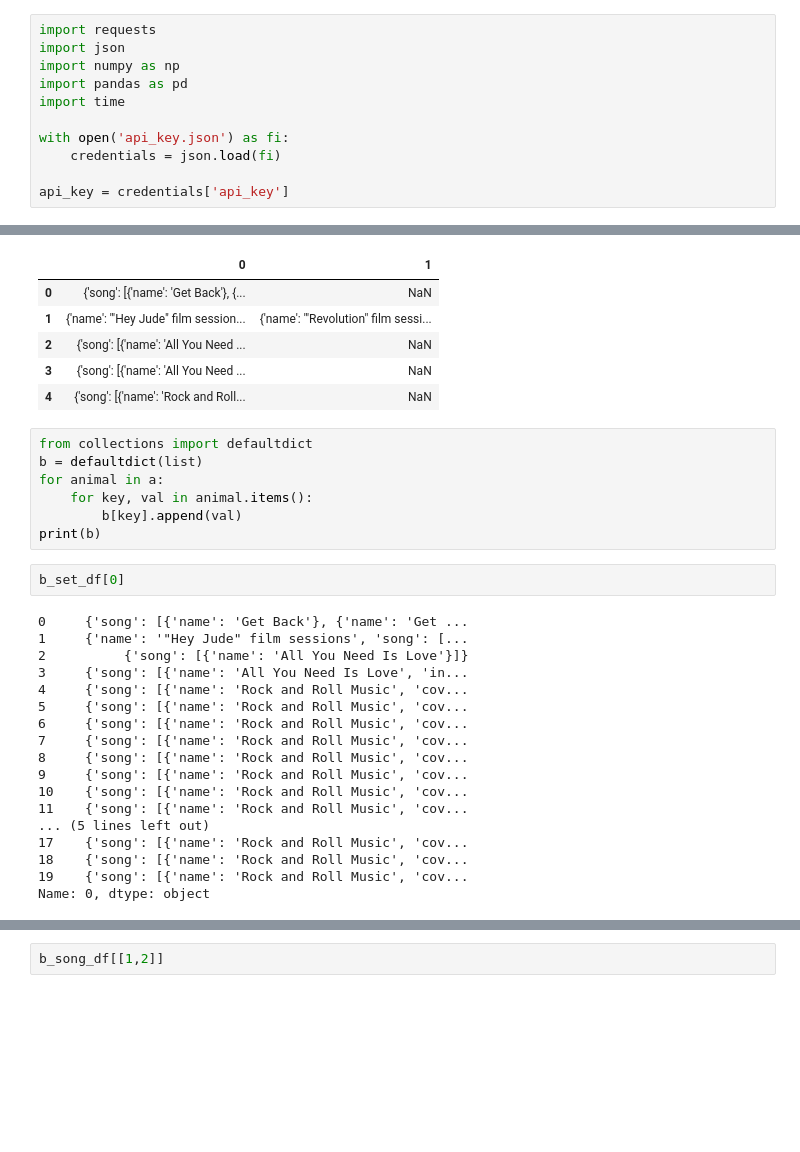
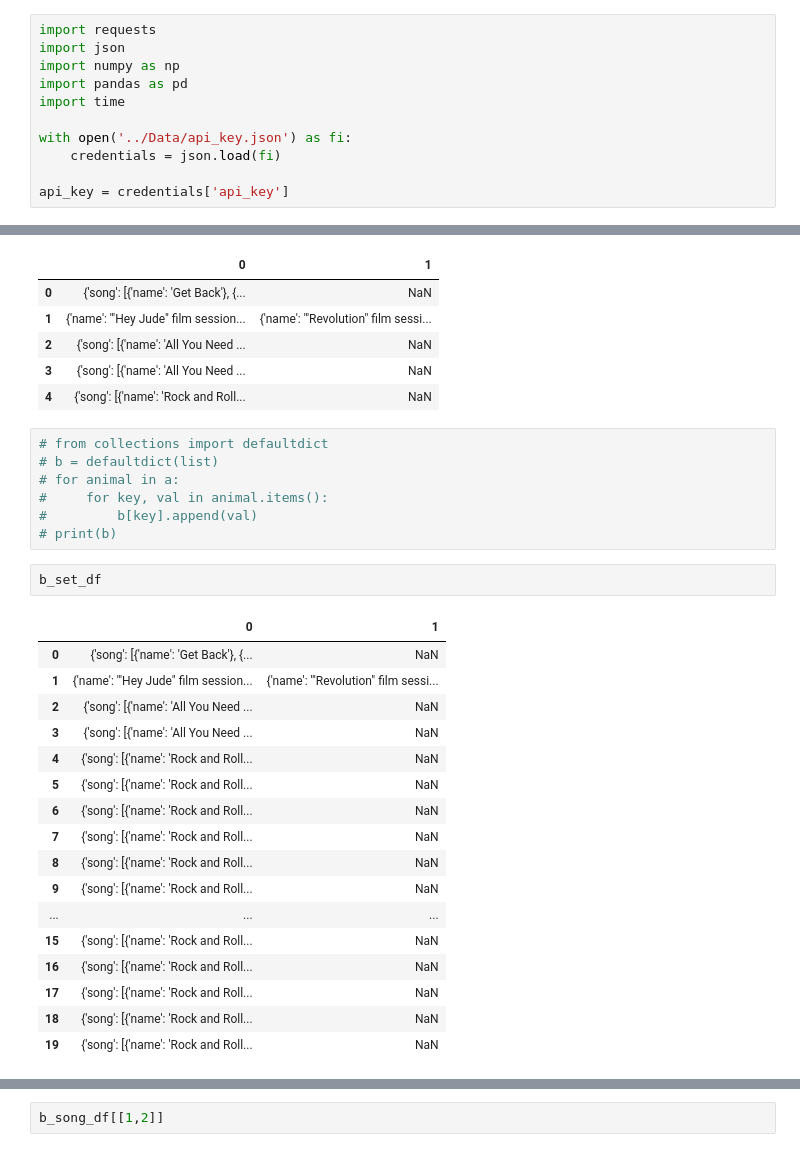
Before and after one commit to rebeccagwolfe/music_matters, a Jupyter notebook: Notebooks/Transpose list of dictionaries.ipynb, the cells around one changed output, grey strips where cells are left out. Drawn from its saved outputs; the diff is of its cells as text; blank space fills up the shorter version.

```diff
--- a/Notebooks/Transpose list of dictionaries.ipynb
+++ b/Notebooks/Transpose list of dictionaries.ipynb
@@ -5,7 +5,7 @@ import numpy as np
 import pandas as pd
 import time
 
-with open('api_key.json') as fi:
+with open('../Data/api_key.json') as fi:
     credentials = json.load(fi)
 
 api_key = credentials['api_key']
@@ -100,30 +100,30 @@ b_set_df.head()
 | 3 | {'song': [{'name': 'All You Need ... | NaN |
 | 4 | {'song': [{'name': 'Rock and Roll... | NaN |
 # %%
-from collections import defaultdict
-b = defaultdict(list)
-for animal in a:
-    for key, val in animal.items():
-        b[key].append(val)
-print(b)
+# from collections import defaultdict
+# b = defaultdict(list)
+# for animal in a:
+#     for key, val in animal.items():
+#         b[key].append(val)
+# print(b)
 # %%
-b_set_df[0]
+b_set_df
 # %% [output]
-0     {'song': [{'name': 'Get Back'}, {'name': 'Get ...
-1     {'name': '"Hey Jude" film sessions', 'song': [...
-2          {'song': [{'name': 'All You Need Is Love'}]}
-3     {'song': [{'name': 'All You Need Is Love', 'in...
-4     {'song': [{'name': 'Rock and Roll Music', 'cov...
-5     {'song': [{'name': 'Rock and Roll Music', 'cov...
-6     {'song': [{'name': 'Rock and Roll Music', 'cov...
-7     {'song': [{'name': 'Rock and Roll Music', 'cov...
-8     {'song': [{'name': 'Rock and Roll Music', 'cov...
-9     {'song': [{'name': 'Rock and Roll Music', 'cov...
-10    {'song': [{'name': 'Rock and Roll Music', 'cov...
-11    {'song': [{'name': 'Rock and Roll Music', 'cov...
-... (5 lines left out)
-17    {'song': [{'name': 'Rock and Roll Music', 'cov...
-18    {'song': [{'name': 'Rock and Roll Music', 'cov...
-19    {'song': [{'name': 'Rock and Roll Music', 'cov...
-Name: 0, dtype: object
+|  | 0 | 1 |
+| 0 | {'song': [{'name': 'Get Back'}, {... | NaN |
+| 1 | {'name': '"Hey Jude" film session... | {'name': '"Revolution" film sessi... |
+| 2 | {'song': [{'name': 'All You Need ... | NaN |
+| 3 | {'song': [{'name': 'All You Need ... | NaN |
+| 4 | {'song': [{'name': 'Rock and Roll... | NaN |
+| 5 | {'song': [{'name': 'Rock and Roll... | NaN |
+| 6 | {'song': [{'name': 'Rock and Roll... | NaN |
+| 7 | {'song': [{'name': 'Rock and Roll... | NaN |
+| 8 | {'song': [{'name': 'Rock and Roll... | NaN |
+| 9 | {'song': [{'name': 'Rock and Roll... | NaN |
+| ... | ... | ... |
+| 15 | {'song': [{'name': 'Rock and Roll... | NaN |
+| 16 | {'song': [{'name': 'Rock and Roll... | NaN |
+| 17 | {'song': [{'name': 'Rock and Roll... | NaN |
+| 18 | {'song': [{'name': 'Rock and Roll... | NaN |
+| 19 | {'song': [{'name': 'Rock and Roll... | NaN |
 # %%
```
Also changed, not shown: parts of 6 cells of this notebook.
